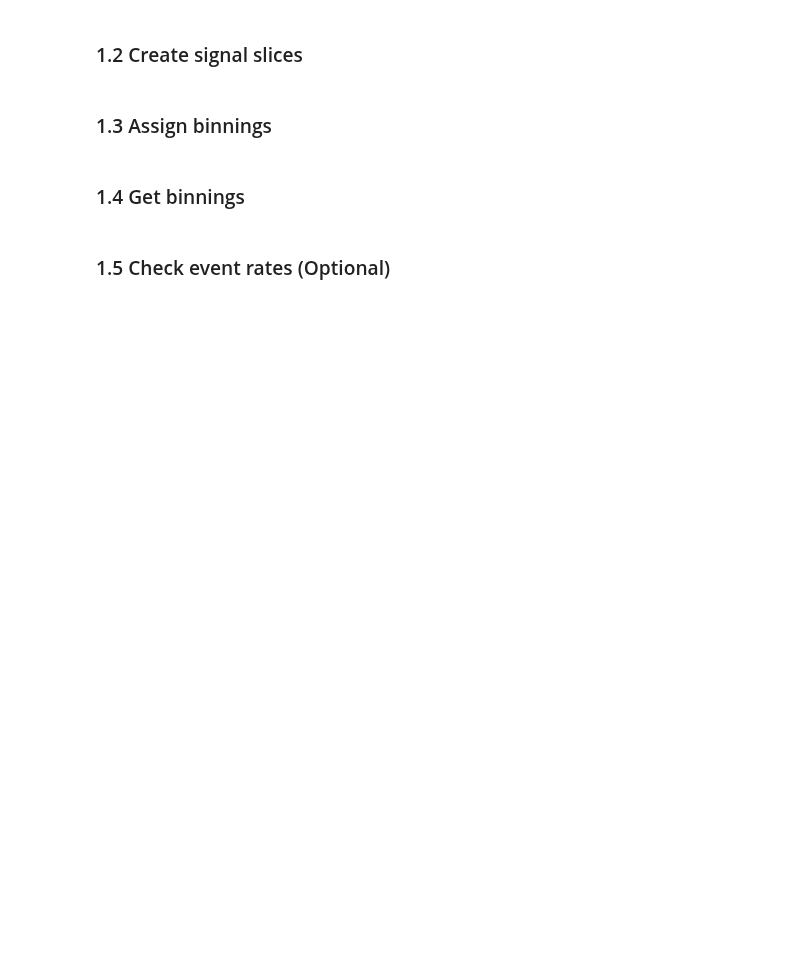
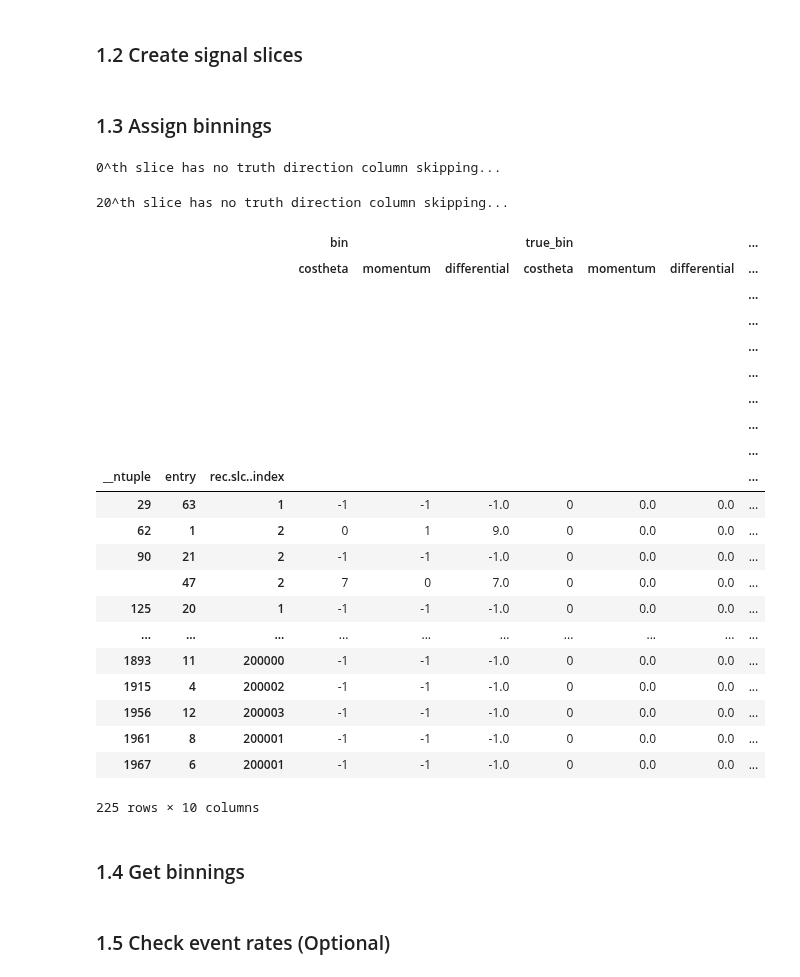
Before and after one commit to sungbinoh/cafpyana, a Jupyter notebook: analysis_village/numuincl/detsys.ipynb, the cells around one changed output. Saved outputs shown, nothing was run; the diff lists cells and outputs as text; code cells hidden in the pictures; blank space fills up the shorter version.

```diff
--- a/analysis_village/numuincl/detsys.ipynb
+++ b/analysis_village/numuincl/detsys.ipynb
@@ -62,7 +62,7 @@ PROCESS_SLIM = True
 
 
 #CV sample with slim systematics
-MC_SLIM_FNAME = f'{DATA_DIR}/mc_syst/{VERSION}/mc_smallpand_slimsyst_nocuts_norecomb4_2.df'
+MC_SLIM_FNAME = f'{DATA_DIR}/mc_syst/v6/mc_smallpand_slimsyst_nocuts_norecomb.df'
 
 #Nominal sample which contains calo variations
 MC_NOMINAL_FNAME = f'{DET_VAR_DIR}/nominal/v5/mc_nominal_nosyst_nocuts_recomb_small3.df'
@@ -379,7 +382,7 @@ slc = CAFSlice.load(MC_NOMINAL_FNAME,key=mc_nominal_pand_keys)
 slcs[-1] = slc
 slc_lowe = CAFSlice.load(MC_LOWE_FNAME,key=mc_lowe_pand_keys)
 
-for i,fname in tqdm(enumerate(DET_FNAMES),unit=' goomba'):
+for i,fname in tqdm(enumerate(DET_FNAMES),unit=' goomba', total=len(DET_FNAMES)):
   _slc = CAFSlice.load(fname,key=mc_pand_keys[i])
   slcs[i] = _slc
 
@@ -698,6 +708,71 @@ binning2d = Binning2D()
 costheta_bins = COSTHETA_BINS
 momentum_bins = MOMENTUM_BINS
 differential_edges = binning2d.differential_edges
+# %%
+slc_list = [slc_data]
+slc_list += slcs
+slc_list += slcs_sig
+if PROCESS_SLIM:
+  slc_list += [slc_slim]
+  slc_list += [slc_slim_sig]
+if PROCESS_COSMIC:
+  slc_list += [slc_offbeam,slc_offbeam_data]
+# Fix binning (optional)
+for i,s in tqdm(enumerate(slc_list),desc='Fixing binning', total=len(slc_list)):
+    truth_dir_col = s.get_key([f'truth.mu.dir.z'])[0]
+    cond = i != 0
+    if PROCESS_COSMIC:
+      if i == len(slc_list)-1:
+        cond = False
+    if cond:
+      mask = (s.data.truth.mu.dir.z == -1) | (np.isnan(s.data.truth.mu.dir.z))
+      dir_col = s.get_key([f'mu.pfp.trk.truth.p.dir.z'])[0]
+      if mask.sum() > 0:
+        s.data.loc[mask,truth_dir_col] = s.data.loc[mask,dir_col]
+
+      mask = (s.data.truth.mu.totp == -1) | (np.isnan(s.data.truth.mu.totp))
+      totp_col = s.get_key([f'mu.pfp.trk.truth.p.totp'])[0]
+      truth_totp_col = s.get_key([f'truth.mu.totp'])[0]
+      m2 = np.isnan(s.data.loc[:,totp_col])
+      if mask.sum() > 0:
+        s.data.loc[mask,truth_totp_col] = s.data.loc[mask,totp_col]
+    else:
+      print(f'{i}^th slice has no truth direction column skipping...')
+    s.add_2d_binning(include_truth = cond)
+# %% [output]
+0^th slice has no truth direction column skipping...
+20^th slice has no truth direction column skipping...
+# %%
+_s = slcs[0]
+m1 = _s.data.bin.costheta == -1
+m2 = _s.data.bin.momentum == -1
+m3 = _s.data.bin.differential == 0
+m4 = _s.data.true_bin.differential == 0
+cols = _s.get_key(['bin.costheta','bin.momentum','bin.differential','true_bin.costheta','true_bin.momentum','true_bin.differential','mu.pfp.trk.costheta','mu.pfp.trk.P.p_muon','truth.mu.totp','truth.mu.dir.z'])
+_s.data.loc[m4,cols]
+# %% [output]
+|  |  |  | bin |  |  | true_bin |  |  | ... |
+|  |  |  | costheta | momentum | differential | costheta | momentum | differential | ... |
+|  |  |  |  |  |  |  |  |  | ... |
+|  |  |  |  |  |  |  |  |  | ... |
+|  |  |  |  |  |  |  |  |  | ... |
+|  |  |  |  |  |  |  |  |  | ... |
+|  |  |  |  |  |  |  |  |  | ... |
+|  |  |  |  |  |  |  |  |  | ... |
+|  |  |  |  |  |  |  |  |  | ... |
+| __ntuple | entry | rec.slc..index |  |  |  |  |  |  | ... |
+| 29 | 63 | 1 | -1 | -1 | -1.0 | 0 | 0.0 | 0.0 | ... |
+| 62 | 1 | 2 | 0 | 1 | 9.0 | 0 | 0.0 | 0.0 | ... |
+| 90 | 21 | 2 | -1 | -1 | -1.0 | 0 | 0.0 | 0.0 | ... |
+|  | 47 | 2 | 7 | 0 | 7.0 | 0 | 0.0 | 0.0 | ... |
+| 125 | 20 | 1 | -1 | -1 | -1.0 | 0 | 0.0 | 0.0 | ... |
+| ... | ... | ... | ... | ... | ... | ... | ... | ... | ... |
+| 1893 | 11 | 200000 | -1 | -1 | -1.0 | 0 | 0.0 | 0.0 | ... |
+| 1915 | 4 | 200002 | -1 | -1 | -1.0 | 0 | 0.0 | 0.0 | ... |
+| 1956 | 12 | 200003 | -1 | -1 | -1.0 | 0 | 0.0 | 0.0 | ... |
+| 1961 | 8 | 200001 | -1 | -1 | -1.0 | 0 | 0.0 | 0.0 | ... |
+| 1967 | 6 | 200001 | -1 | -1 | -1.0 | 0 | 0.0 | 0.0 | ... |
+225 rows × 10 columns
 # %%
 #This should be empty
 for s in slcs_sig:
```
Also changed, not shown: parts of 21 cells of this notebook, 14 other files.
